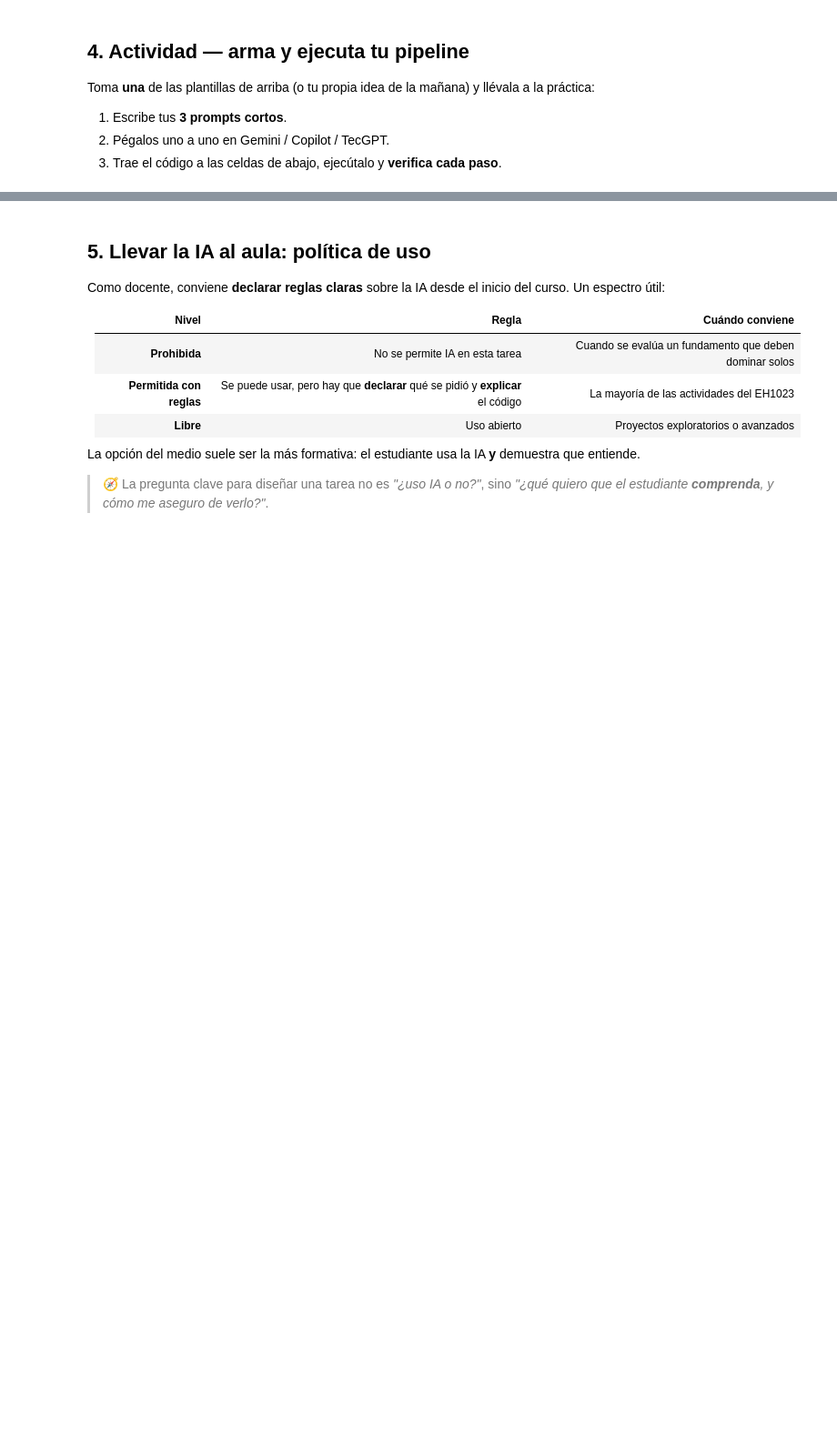
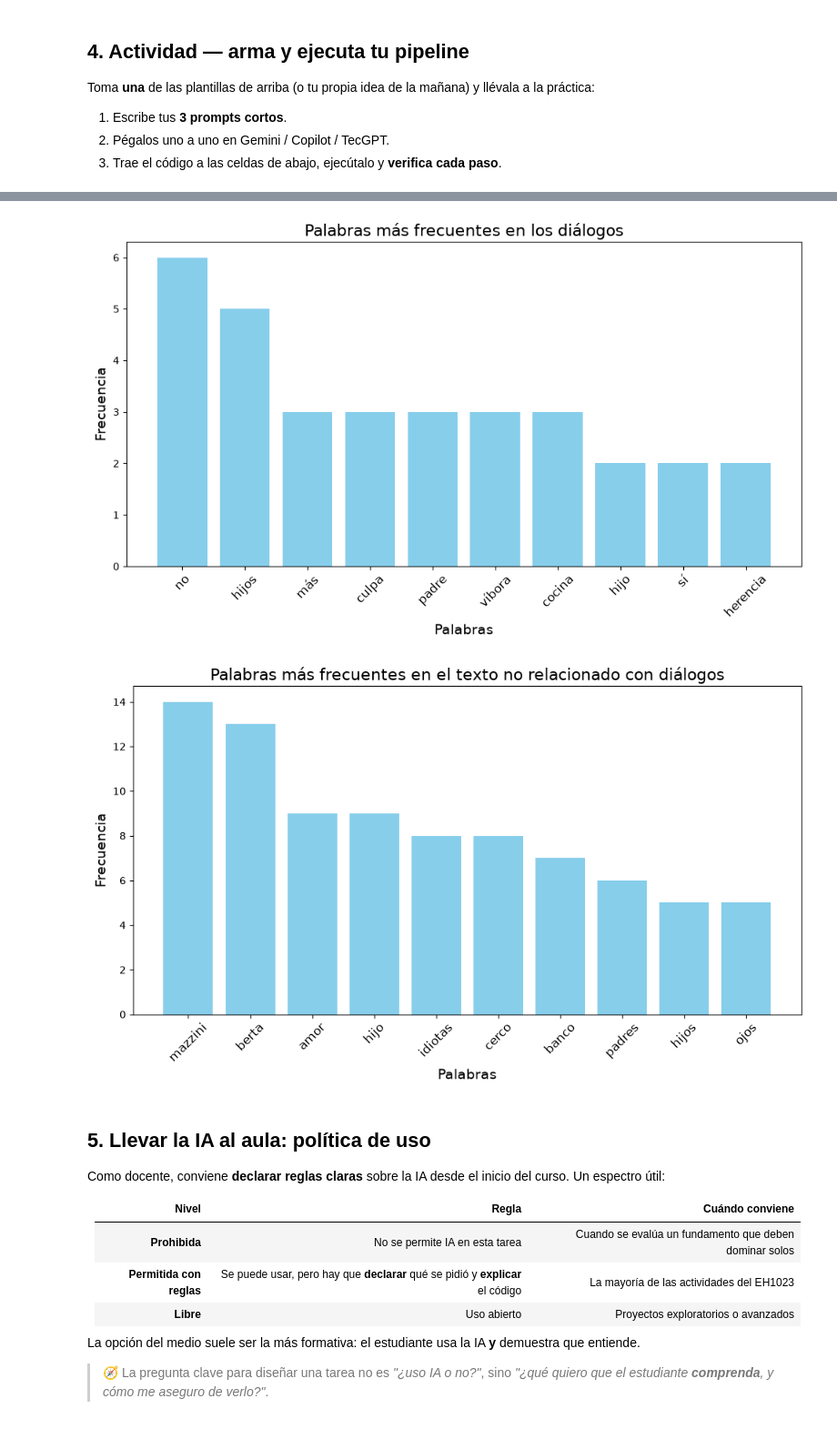
Before and after one commit to juancbaena/curso-python-humanidades-digitales, a Jupyter notebook: dia-4/11_pipelines_ia_y_diseno_pedagogico.ipynb, the cells around one changed output, grey strips where cells are left out. Shown at 91% size. Cells and saved outputs as stored; diff of their text form; code cells hidden in the pictures; blank space fills up the shorter version.

```diff
--- a/dia-4/11_pipelines_ia_y_diseno_pedagogico.ipynb
+++ b/dia-4/11_pipelines_ia_y_diseno_pedagogico.ipynb
@@ -122,2 +216,25 @@ Toma **una** de las plantillas de arriba (o tu propia idea de la mañana) y llé
 # %%
 # Paso 2 - Procesar:
+def contar_palabras_frecuentes(texto, stopwords_lista, top_n=10):
+    # Dividir el texto en palabras
+    palabras = texto.lower().split()
+    # Filtrar palabras vacías
+    palabras_filtradas = [palabra.strip('.,!?¡¿"\'()[]') for palabra in palabras if palabra not in stopwords_lista]
+    # Contar frecuencias
+    frecuencias = Counter(palabras_filtradas)
+    # Obtener las palabras más frecuentes
+    return frecuencias.most_common(top_n)
+
+# Obtener las palabras vacías en español
+stopwords_es = stopwords("es")
+
+# Contar palabras más frecuentes en diálogos y texto no relacionado con diálogos
+palabras_frecuentes_dialogos = contar_palabras_frecuentes(dialogos_texto, stopwords_es)
+palabras_frecuentes_no_dialogos = contar_palabras_frecuentes(texto_no_dialogos_texto, stopwords_es)
+
+# Imprimir los resultados
+print("Palabras más frecuentes en los diálogos:")
+print(palabras_frecuentes_dialogos)
+
+print("\nPalabras más frecuentes en el texto no relacionado con diálogos:")
+print(palabras_frecuentes_no_dialogos)
@@ -124,5 +247,26 @@ Toma **una** de las plantillas de arriba (o tu propia idea de la mañana) y llé
 # %%
 # Paso 3 - Visualizar:
+import matplotlib.pyplot as plt
+# Función para graficar las palabras más frecuentes
+def graficar_palabras_frecuentes(palabras_frecuentes, titulo):
+    palabras, frecuencias = zip(*palabras_frecuentes)
+    plt.figure(figsize=(10, 6))
+    plt.bar(palabras, frecuencias, color='skyblue')
+    plt.title(titulo, fontsize=16)
+    plt.xlabel("Palabras", fontsize=14)
+    plt.ylabel("Frecuencia", fontsize=14)
+    plt.xticks(rotation=45, fontsize=12)
+    plt.tight_layout()
+    plt.show()
+
+# Graficar las palabras más frecuentes en los diálogos
+graficar_palabras_frecuentes(palabras_frecuentes_dialogos, "Palabras más frecuentes en los diálogos")
+
+# Graficar las palabras más frecuentes en el texto no relacionado con diálogos
+graficar_palabras_frecuentes(palabras_frecuentes_no_dialogos, "Palabras más frecuentes en el texto no relacionado con diálogos")
+# %% [output]
+[figure, added]
+[figure, added]
 # %% [markdown]
 ## 5. Llevar la IA al aula: política de uso
 
```
Also changed, not shown: parts of 8 cells of this notebook.
